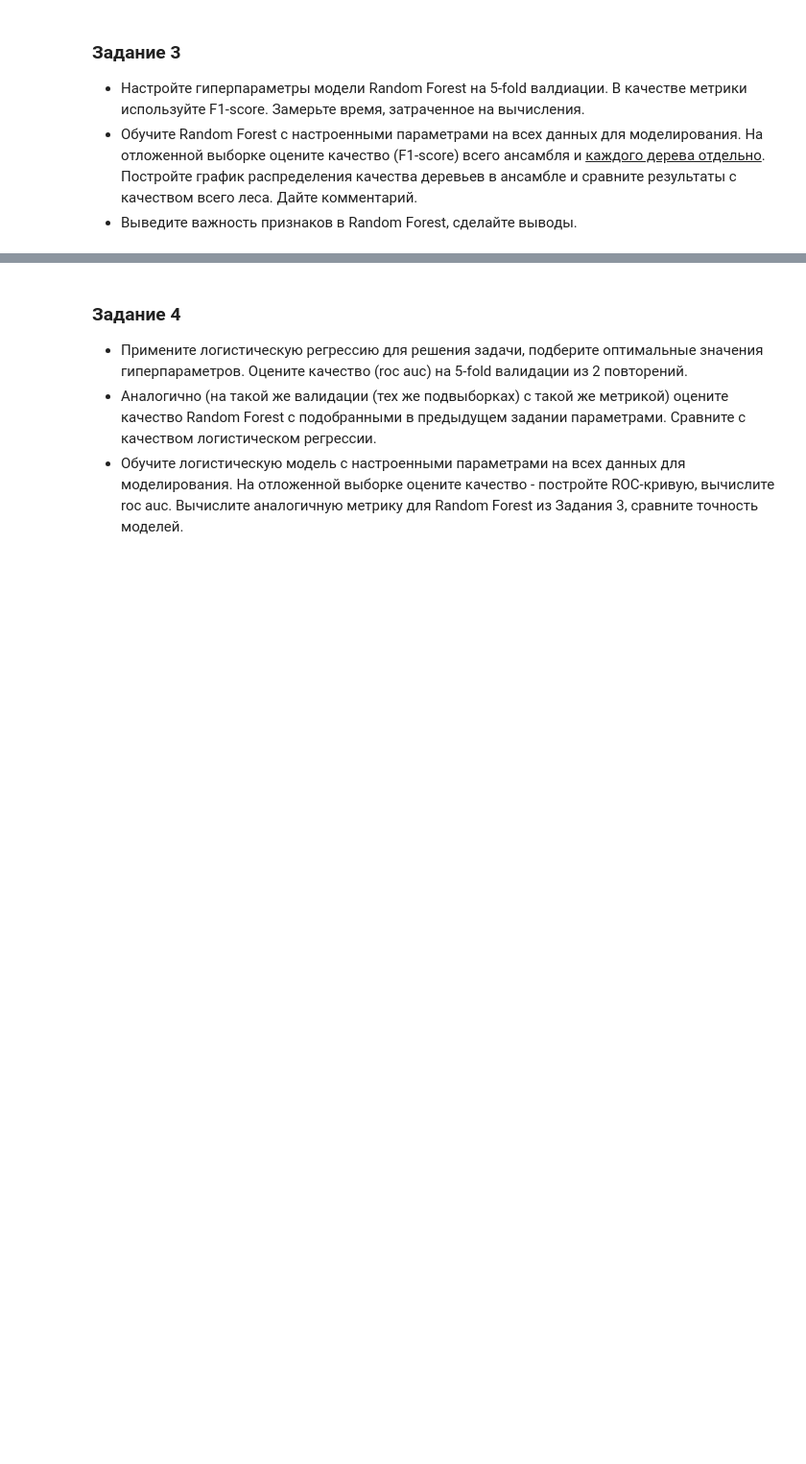
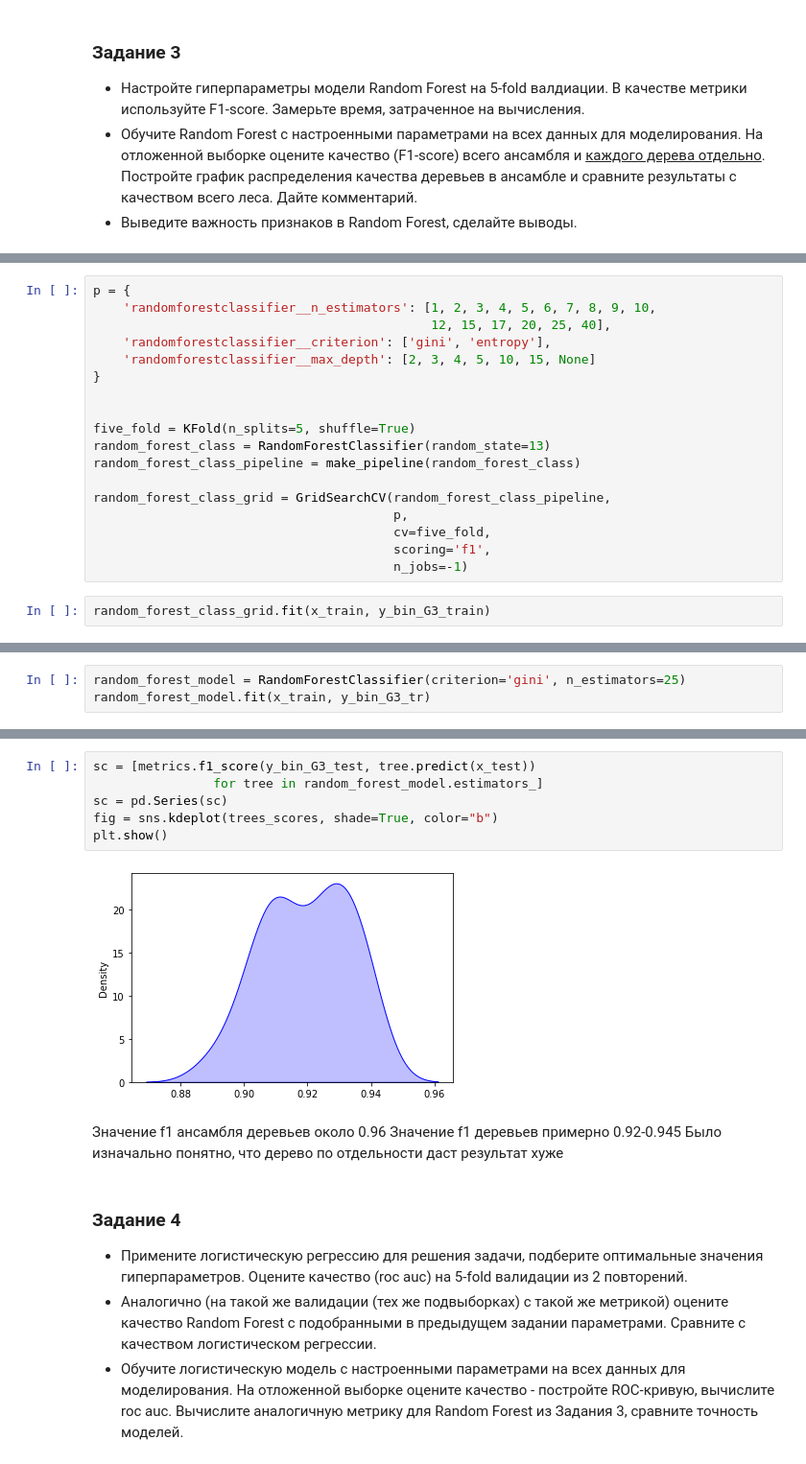
Before and after one commit to ImOsMa/IAD, a Jupyter notebook: Lab4_Supervised/Lab_3.Supervised_Learning.ipynb, the cells around one changed output, grey strips where cells are left out. Shown at 96% size. Drawn from its saved outputs; the diff is of its cells as text; blank space fills up the shorter version.

```diff
--- a/Lab4_Supervised/Lab_3.Supervised_Learning.ipynb
+++ b/Lab4_Supervised/Lab_3.Supervised_Learning.ipynb
@@ -384,0 +1008,20 @@ grid = GridSearchCV()
+# %%
+p = {
+    'randomforestclassifier__n_estimators': [1, 2, 3, 4, 5, 6, 7, 8, 9, 10,
+                                             12, 15, 17, 20, 25, 40],
+    'randomforestclassifier__criterion': ['gini', 'entropy'],
+    'randomforestclassifier__max_depth': [2, 3, 4, 5, 10, 15, None]
+}
+
+
+five_fold = KFold(n_splits=5, shuffle=True)
+random_forest_class = RandomForestClassifier(random_state=13)
+random_forest_class_pipeline = make_pipeline(random_forest_class)
+
+random_forest_class_grid = GridSearchCV(random_forest_class_pipeline,
+                                        p,
+                                        cv=five_fold,
+                                        scoring='f1',
+                                        n_jobs=-1)
+# %%
+random_forest_class_grid.fit(x_train, y_bin_G3_train)
@@ -384,0 +1055,3 @@ grid = GridSearchCV()
+# %%
+random_forest_model = RandomForestClassifier(criterion='gini', n_estimators=25)
+random_forest_model.fit(x_train, y_bin_G3_tr)
@@ -385,3 +1077,15 @@ grid = GridSearchCV()
+# %%
+sc = [metrics.f1_score(y_bin_G3_test, tree.predict(x_test))
+                for tree in random_forest_model.estimators_]
+sc = pd.Series(sc)
+fig = sns.kdeplot(trees_scores, shade=True, color="b")
+plt.show()
+# %% [output]
+[figure, added]
+# %% [markdown]
+Значение f1 ансамбля деревьев около 0.96
+Значение f1 деревьев примерно 0.92-0.945
+Было изначально понятно, что дерево по отдельности даст результат хуже
 # %% [markdown]
 ### Задание 4
 
```
Also changed, not shown: parts of 122 cells of this notebook, 1 other file.
